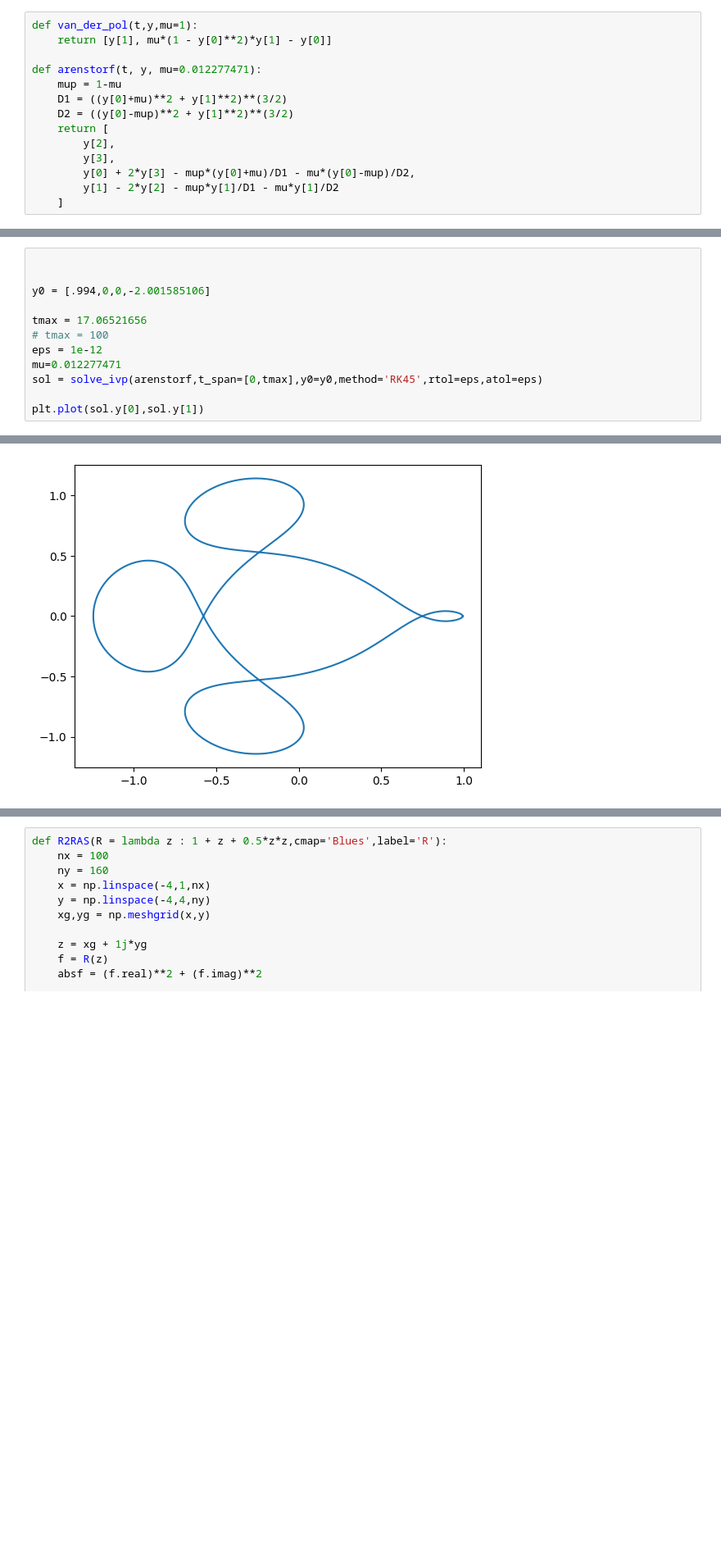
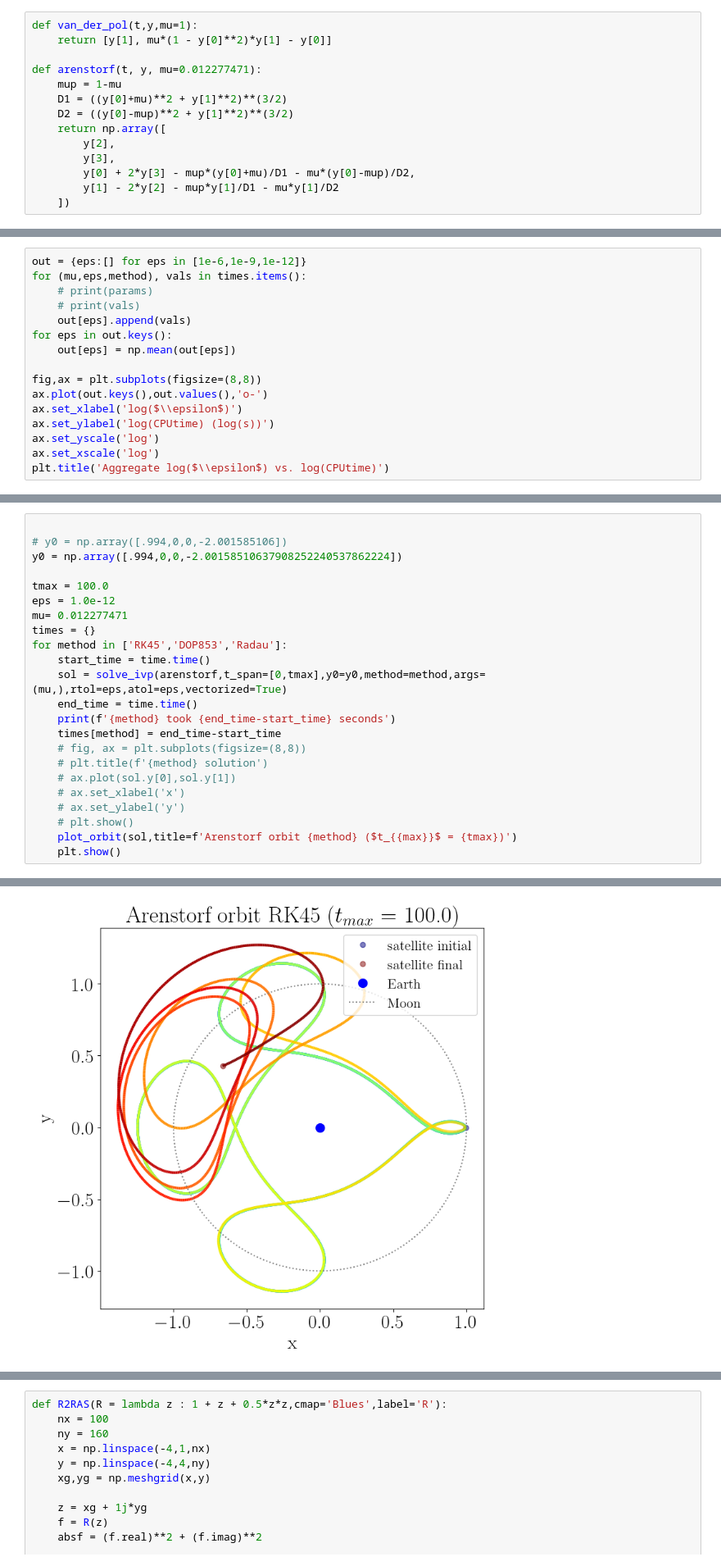
Before and after one commit to jvlad1979/cmsc661-dev, a Jupyter notebook: hw2/hw2.ipynb, the cells around one changed output, grey strips where cells are left out. Shown at 82% size. Cells and saved outputs as stored; diff of their text form; blank space fills up the shorter version.

```diff
--- a/hw2/hw2.ipynb
+++ b/hw2/hw2.ipynb
@@ -11,12 +18,12 @@ def arenstorf(t, y, mu=0.012277471):
     mup = 1-mu
     D1 = ((y[0]+mu)**2 + y[1]**2)**(3/2)
     D2 = ((y[0]-mup)**2 + y[1]**2)**(3/2)
-    return [
+    return np.array([
         y[2],
         y[3],
         y[0] + 2*y[3] - mup*(y[0]+mu)/D1 - mu*(y[0]-mup)/D2,
         y[1] - 2*y[2] - mup*y[1]/D1 - mu*y[1]/D2
-    ]
+    ])
 # %%
 
 
@@ -64,0 +72,16 @@ for mu in [1e1,1e2,1e3]:
+# %%
+out = {eps:[] for eps in [1e-6,1e-9,1e-12]}
+for (mu,eps,method), vals in times.items():
+    # print(params)
+    # print(vals)
+    out[eps].append(vals)
+for eps in out.keys():
+    out[eps] = np.mean(out[eps])
+
+fig,ax = plt.subplots(figsize=(8,8))
+ax.plot(out.keys(),out.values(),'o-')
+ax.set_xlabel('log($\\epsilon$)')
+ax.set_ylabel('log(CPUtime) (log(s))')
+ax.set_yscale('log')
+ax.set_xscale('log')
+plt.title('Aggregate log($\\epsilon$) vs. log(CPUtime)')
@@ -65,13 +239,24 @@ for mu in [1e1,1e2,1e3]:
 # %%
 
+# y0 = np.array([.994,0,0,-2.001585106])
+y0 = np.array([.994,0,0,-2.00158510637908252240537862224])
 
-y0 = [.994,0,0,-2.001585106]
-
-tmax = 17.06521656
-# tmax = 100
-eps = 1e-12
-mu=0.012277471
-sol = solve_ivp(arenstorf,t_span=[0,tmax],y0=y0,method='RK45',rtol=eps,atol=eps)
-
-plt.plot(sol.y[0],sol.y[1])
+tmax = 100.0
+eps = 1.0e-12
+mu= 0.012277471
+times = {}
+for method in ['RK45','DOP853','Radau']:
+    start_time = time.time()
+    sol = solve_ivp(arenstorf,t_span=[0,tmax],y0=y0,method=method,args=(mu,),rtol=eps,atol=eps,vectorized=True)
+    end_time = time.time()
+    print(f'{method} took {end_time-start_time} seconds')
+    times[method] = end_time-start_time
+    # fig, ax = plt.subplots(figsize=(8,8))
+    # plt.title(f'{method} solution')
+    # ax.plot(sol.y[0],sol.y[1])
+    # ax.set_xlabel('x')
+    # ax.set_ylabel('y')
+    # plt.show()
+    plot_orbit(sol,title=f'Arenstorf orbit {method} ($t_{{max}}$ = {tmax})')
+    plt.show()
 # %% [output]
@@ -79 +265 @@ plt.plot(sol.y[0],sol.y[1])
-[figure, old version]
+[figure, new version]
```
Also changed, not shown: parts of 8 cells of this notebook, 11 other files.
